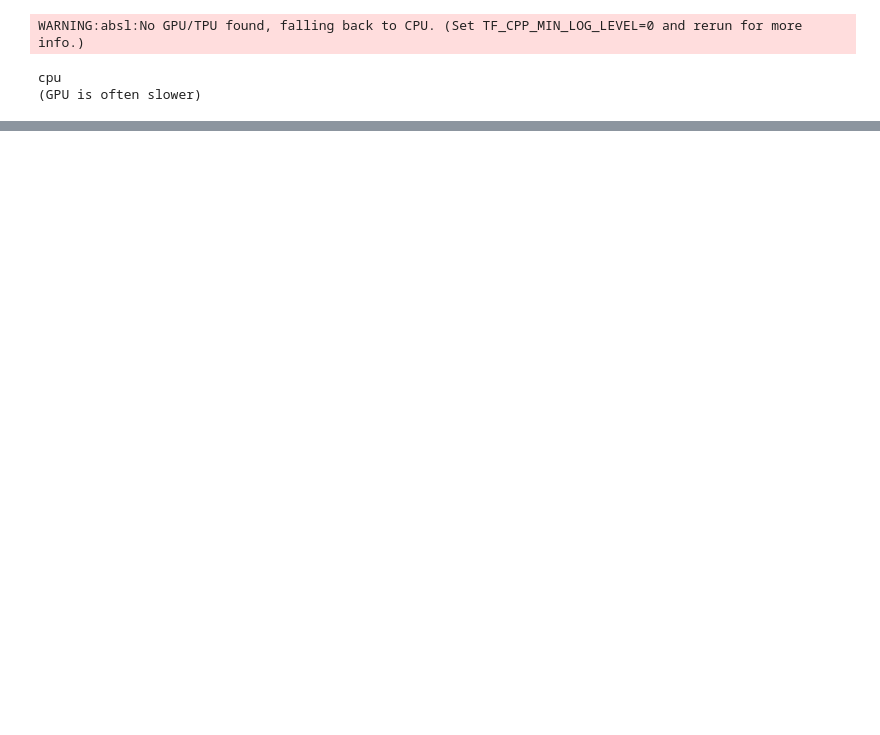
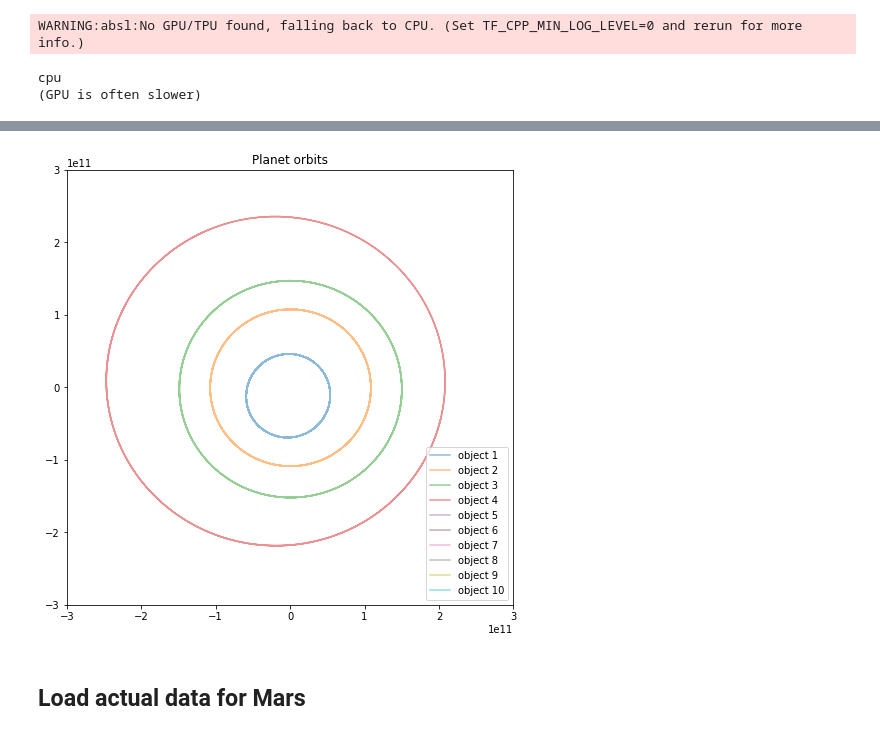
Before and after one commit to NiallJeffrey/post-Newtonian, a Jupyter notebook: nbody_solver.ipynb, the cells around one changed output, grey strips where cells are left out. Cells and saved outputs as stored; diff of their text form; code cells hidden in the pictures; blank space fills up the shorter version.

```diff
--- a/nbody_solver.ipynb
+++ b/nbody_solver.ipynb
@@ -90,0 +133,10 @@ for i in range(4):
+# %%
+_ = plt.figure(figsize=(8,8)), plt.ylim(-3e11,3e11), plt.xlim(-3e11,3e11)
+for i in range(len(Gm_planets)): _ = plt.plot(solar_planet_result_r[i,0] - solar_planet_result_r[-1,0],
+                                              solar_planet_result_r[i,1]- solar_planet_result_r[-1,1],
+                                  label = 'object ' + str(i+1), alpha=0.5)
+_ =  plt.title('Planet orbits'), plt.legend()
+# %% [output]
+[figure, added]
+# %% [markdown]
+## Load actual data for Mars
```
Also changed, not shown: parts of 21 cells of this notebook.
